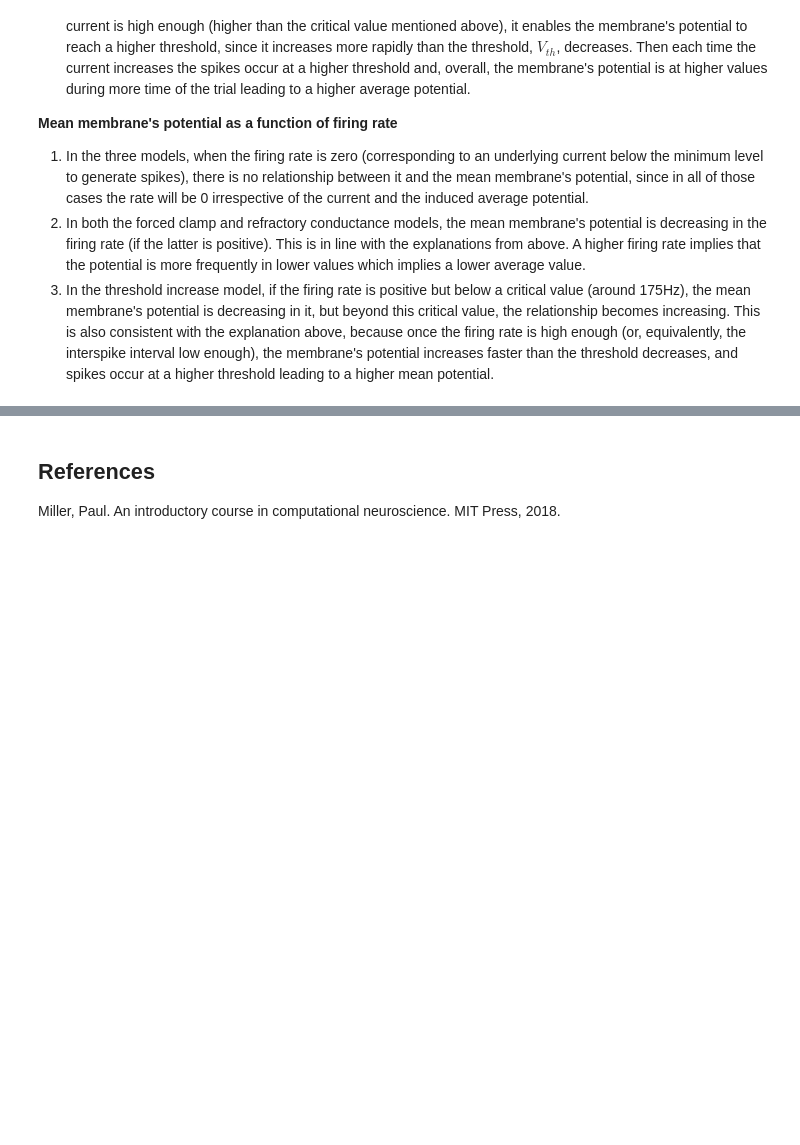
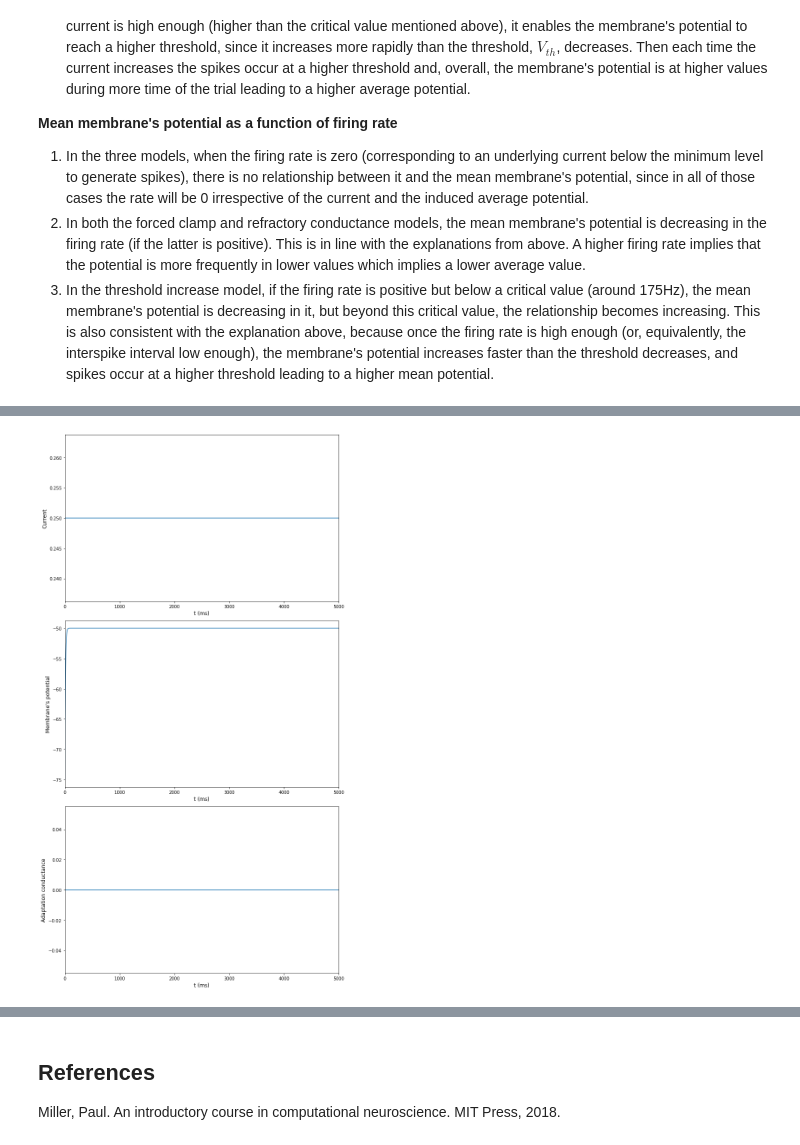
Before and after one commit to Romoflow/comp_neuro_models, a Jupyter notebook: lif.ipynb, the cells around one changed output, grey strips where cells are left out. Cells and saved outputs as stored; diff of their text form; code cells hidden in the pictures; blank space fills up the shorter version.

```diff
--- a/lif.ipynb
+++ b/lif.ipynb
@@ -469,0 +556,6 @@ plt.show()
+# %%
+# Find numerically current which makes steady state firing rate 0
+sim_results = simulate(0.25, t_max=5000, constant_current=True)
+plot_results(sim_results, t_min=0, t_max=5000)
+# %% [output]
+[figure, added]
```
Also changed, not shown: parts of 19 cells of this notebook.
